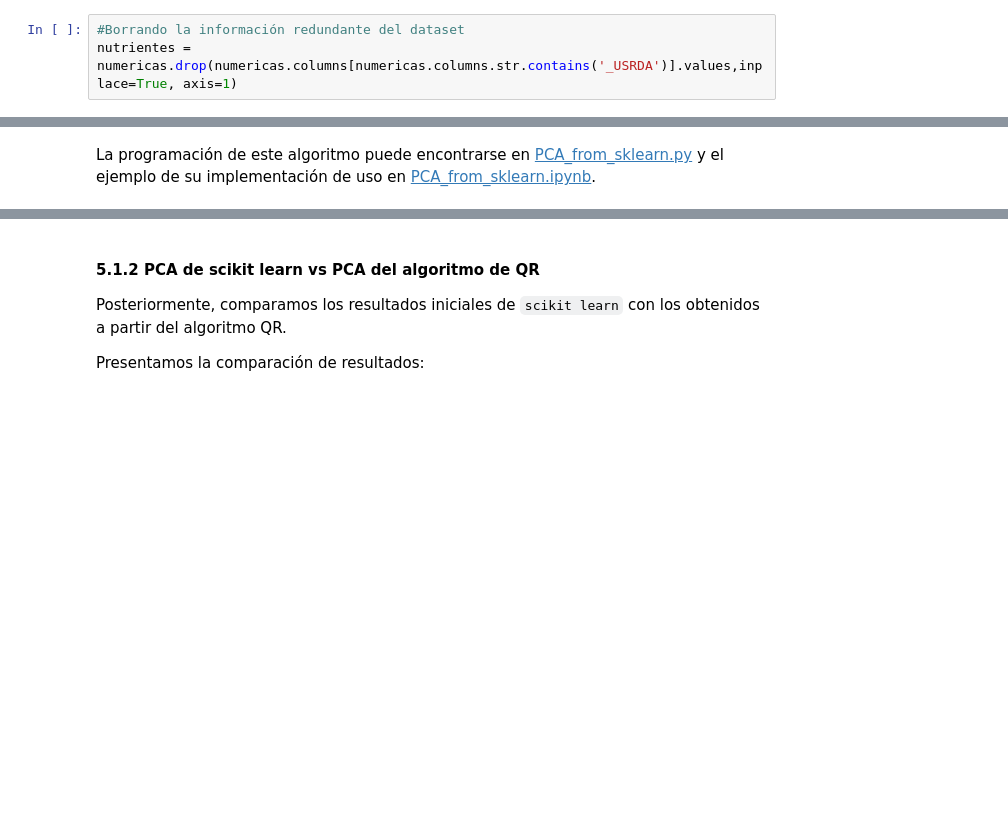
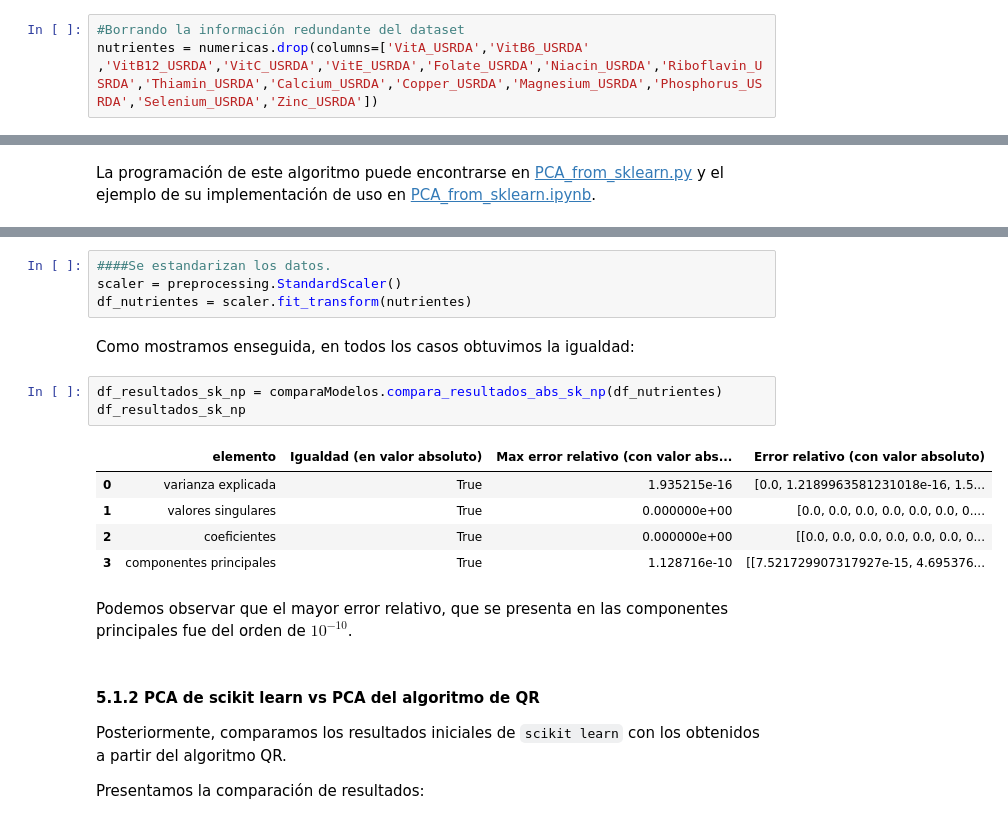
Before and after one commit to rafaelortegar/PCA-nutricion, a Jupyter notebook: results/reporte_final.ipynb, the cells around one changed output, grey strips where cells are left out. Saved outputs shown, nothing was run; the diff lists cells and outputs as text; blank space fills up the shorter version.

Commit message:
Agrego comparacion de resultados numpy y QR

```diff
--- a/results/reporte_final.ipynb
+++ b/results/reporte_final.ipynb
@@ -190,5 +190,5 @@ Para eliminar la multicolinealidad, se aplicará PCA a las variables numéricas
 Para las gráficas siguientes, se borró la información redundante de la base de datos que se identificó en la sección anterior con la matriz de correlaciones.
 # %%
 #Borrando la información redundante del dataset
-nutrientes = numericas.drop(numericas.columns[numericas.columns.str.contains('_USRDA')].values,inplace=True, axis=1)
+nutrientes = numericas.drop(columns=['VitA_USRDA','VitB6_USRDA' ,'VitB12_USRDA','VitC_USRDA','VitE_USRDA','Folate_USRDA','Niacin_USRDA','Riboflavin_USRDA','Thiamin_USRDA','Calcium_USRDA','Copper_USRDA','Magnesium_USRDA','Phosphorus_USRDA','Selenium_USRDA','Zinc_USRDA'])
 # %%
@@ -428,3 +404,20 @@ with pd.option_context('display.max_rows', None, 'display.max_columns', compara_
+# %%
+####Se estandarizan los datos.
+scaler = preprocessing.StandardScaler()
+df_nutrientes = scaler.fit_transform(nutrientes)
+# %% [markdown]
+Como mostramos enseguida, en todos los casos obtuvimos la igualdad:
+# %%
+df_resultados_sk_np = comparaModelos.compara_resultados_abs_sk_np(df_nutrientes)
+df_resultados_sk_np
+# %% [output]
+|  | elemento | Igualdad (en valor absoluto) | Max error relativo (con valor abs... | Error relativo (con valor absoluto) |
+| 0 | varianza explicada | True | 1.935215e-16 | [0.0, 1.2189963581231018e-16, 1.5... |
+| 1 | valores singulares | True | 0.000000e+00 | [0.0, 0.0, 0.0, 0.0, 0.0, 0.0, 0.... |
+| 2 | coeficientes | True | 0.000000e+00 | [[0.0, 0.0, 0.0, 0.0, 0.0, 0.0, 0... |
+| 3 | componentes principales | True | 1.128716e-10 | [[7.521729907317927e-15, 4.695376... |
+# %% [markdown]
+Podemos observar que el mayor error relativo, que se presenta en las componentes principales fue del orden de $10^{-10}$.
 # %% [markdown]
 #### 5.1.2 PCA de scikit learn vs PCA del algoritmo de QR
 
```
Also changed, not shown: parts of 17 cells of this notebook.
